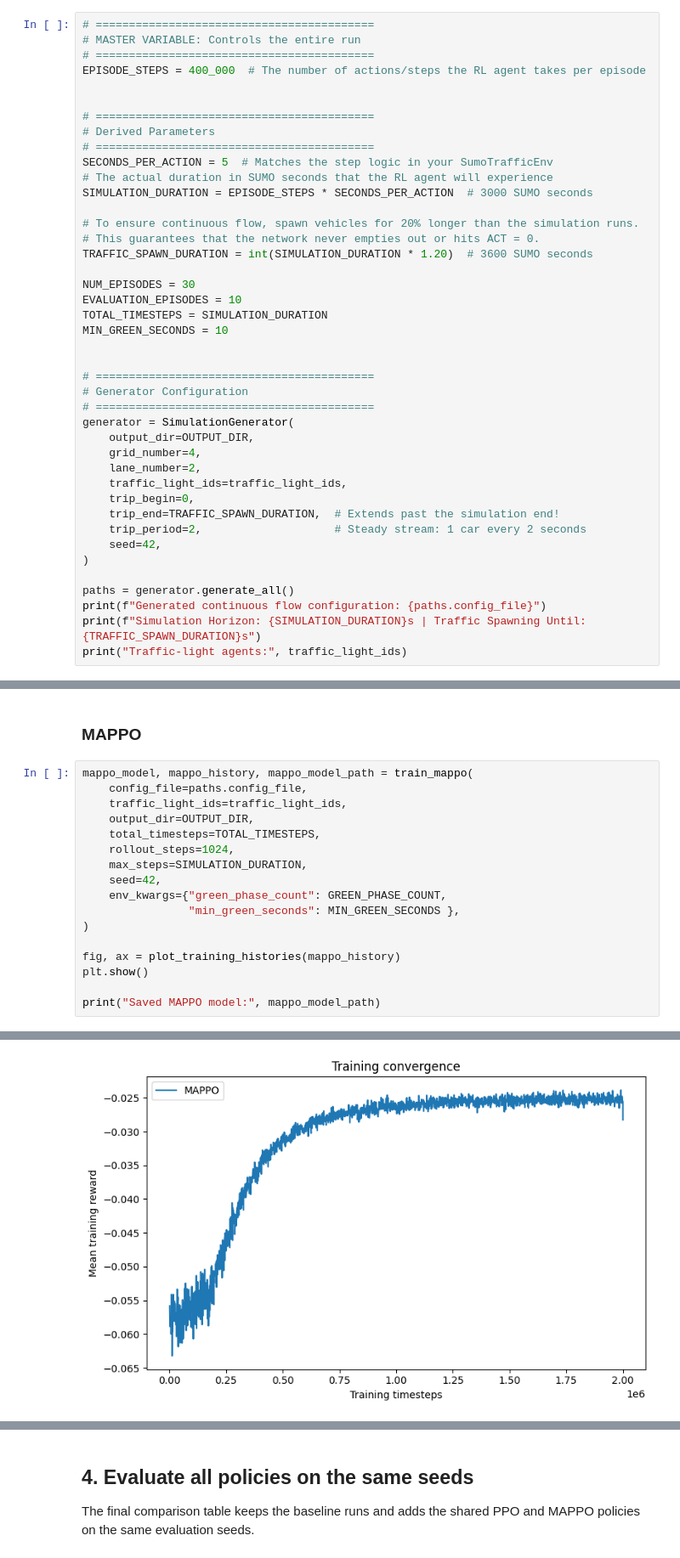
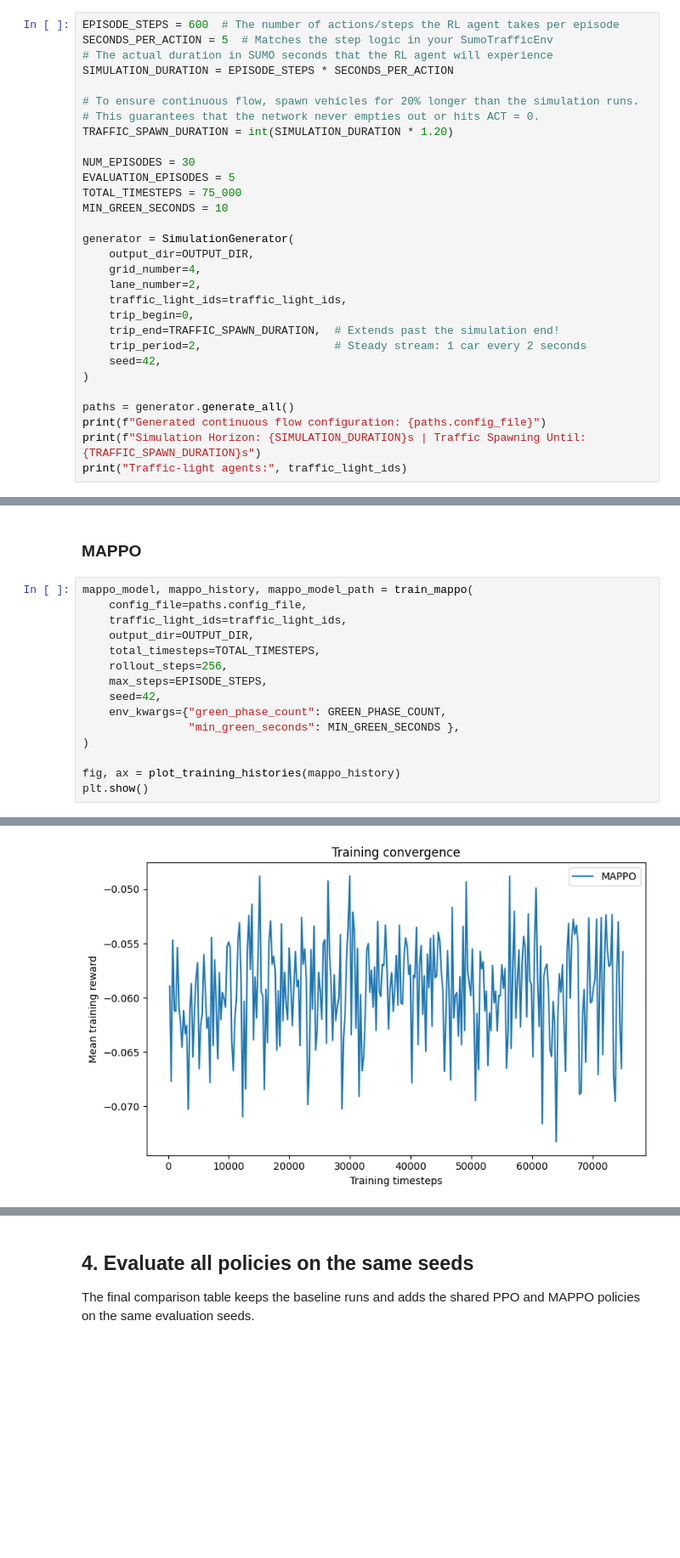
Before and after one commit to abergh18/marl-tsc, a Jupyter notebook: notebooks/main_flow.ipynb, the cells around one changed output, grey strips where cells are left out. Shown at 85% size. Cells and saved outputs as stored; diff of their text form; blank space fills up the shorter version.

Commit message:
Shortened run-time by reducing training lengths; Adjusted parameters to improve training on shorter trainings; Condensed repeated code in main flow

```diff
--- a/notebooks/main_flow.ipynb
+++ b/notebooks/main_flow.ipynb
@@ -51,32 +49,20 @@ traffic_light_ids = list(DEFAULT_TRAFFIC_LIGHT_IDS)
 
 This default setup is a small `4x4` grid with four traffic-light agents. Change these values first when you want a different learning problem.
 # %%
-# ==========================================
-# MASTER VARIABLE: Controls the entire run
-# ==========================================
-EPISODE_STEPS = 400_000  # The number of actions/steps the RL agent takes per episode
-
-
-# ==========================================
-# Derived Parameters
-# ==========================================
+EPISODE_STEPS = 600  # The number of actions/steps the RL agent takes per episode
 SECONDS_PER_ACTION = 5  # Matches the step logic in your SumoTrafficEnv
 # The actual duration in SUMO seconds that the RL agent will experience
-SIMULATION_DURATION = EPISODE_STEPS * SECONDS_PER_ACTION  # 3000 SUMO seconds
+SIMULATION_DURATION = EPISODE_STEPS * SECONDS_PER_ACTION
 
 # To ensure continuous flow, spawn vehicles for 20% longer than the simulation runs.
 # This guarantees that the network never empties out or hits ACT = 0.
-TRAFFIC_SPAWN_DURATION = int(SIMULATION_DURATION * 1.20)  # 3600 SUMO seconds
+TRAFFIC_SPAWN_DURATION = int(SIMULATION_DURATION * 1.20)
 
 NUM_EPISODES = 30
-EVALUATION_EPISODES = 10
-TOTAL_TIMESTEPS = SIMULATION_DURATION
+EVALUATION_EPISODES = 5
+TOTAL_TIMESTEPS = 75_000
 MIN_GREEN_SECONDS = 10
 
-
-# ==========================================
-# Generator Configuration
-# ==========================================
 generator = SimulationGenerator(
     output_dir=OUTPUT_DIR,
     grid_number=4,
@@ -222,8 +148,8 @@ mappo_model, mappo_history, mappo_model_path = train_mappo(
     traffic_light_ids=traffic_light_ids,
     output_dir=OUTPUT_DIR,
     total_timesteps=TOTAL_TIMESTEPS,
-    rollout_steps=1024,
-    max_steps=SIMULATION_DURATION,
+    rollout_steps=256,
+    max_steps=EPISODE_STEPS,
     seed=42,
     env_kwargs={"green_phase_count": GREEN_PHASE_COUNT,
                 "min_green_seconds": MIN_GREEN_SECONDS },
@@ -231,6 +157,4 @@ mappo_model, mappo_history, mappo_model_path = train_mappo(
 
 fig, ax = plot_training_histories(mappo_history)
 plt.show()
-
-print("Saved MAPPO model:", mappo_model_path)
 # %% [output]
@@ -253 +178 @@ Step #399590.00 (1ms ~= 1000.00*RT, ~24000.00UPS, TraCI: 109ms, vehicles TOT 199
-[figure, old version]
+[figure, new version]
```
Also changed, not shown: parts of 17 cells of this notebook, 3 other files.
